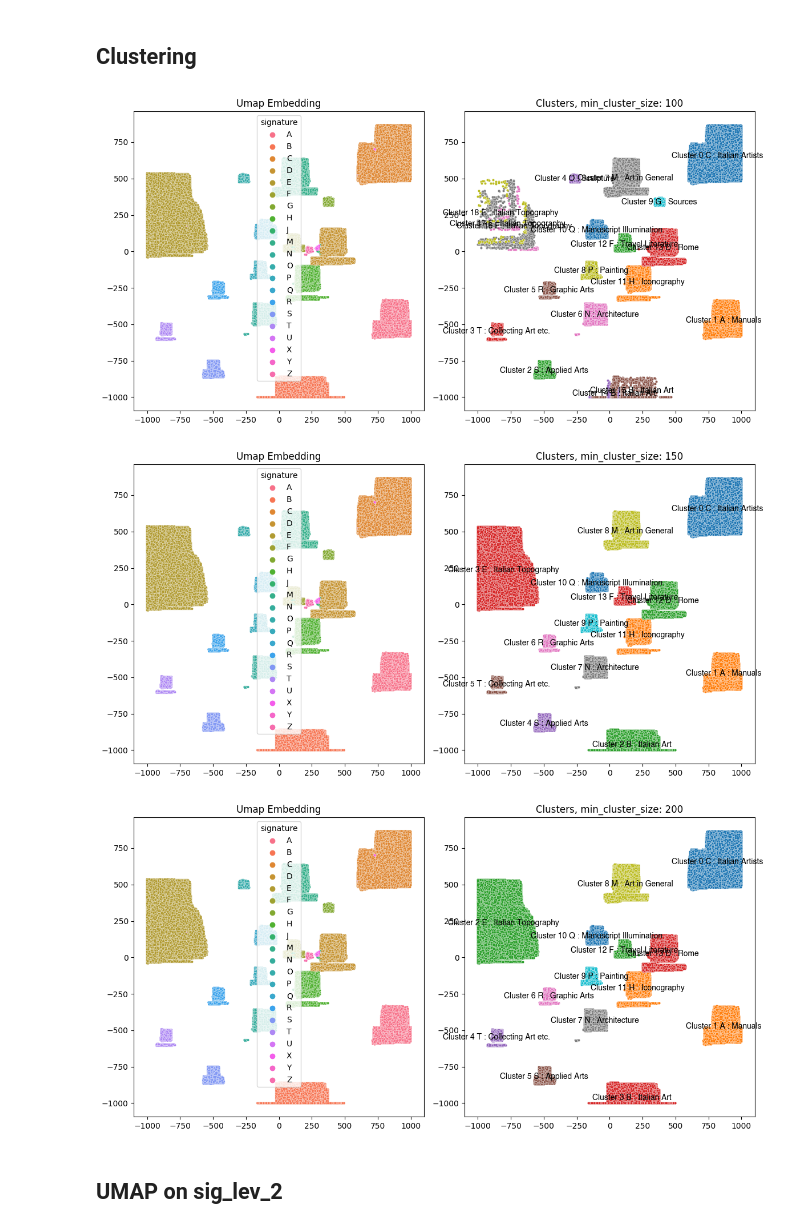
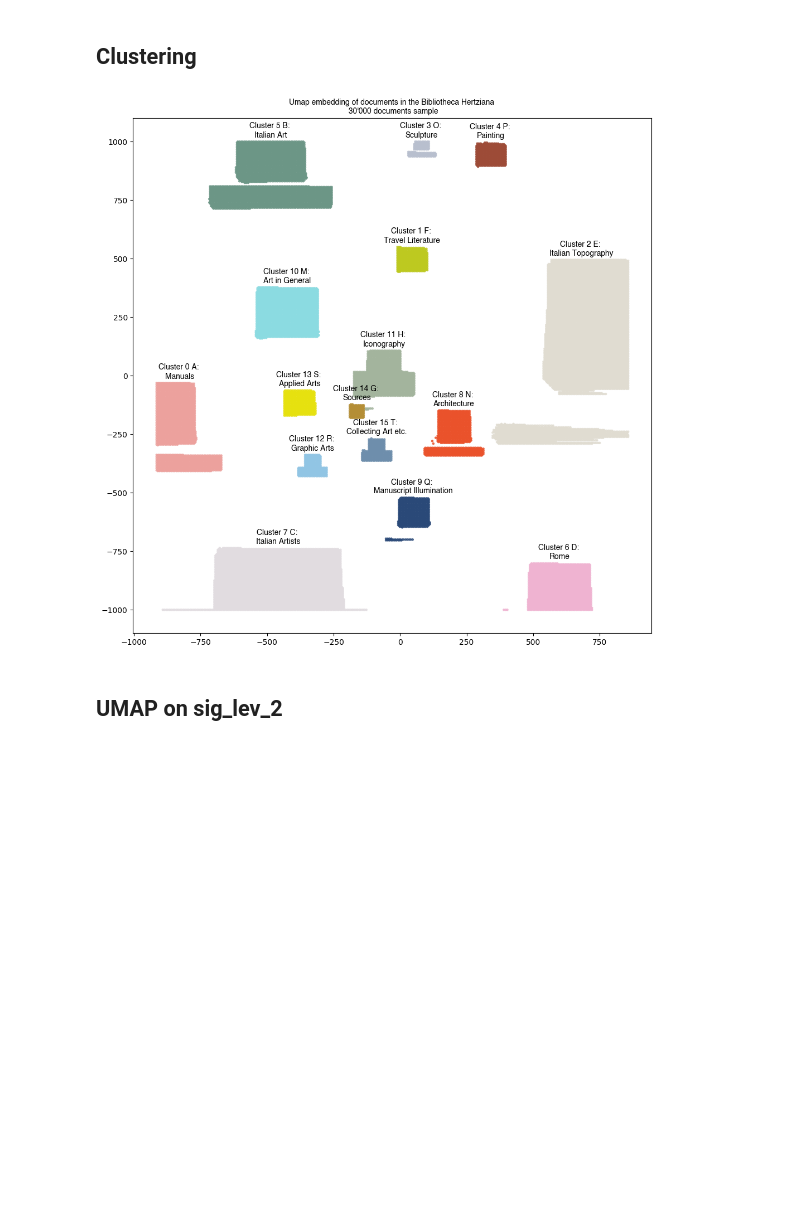
Before and after one commit to hanaCasey/BHVizData, a Jupyter notebook: iterative_approach.ipynb, the cells around one changed output. Saved outputs shown, nothing was run; the diff lists cells and outputs as text; code cells hidden in the pictures; blank space fills up the shorter version.

```diff
--- a/iterative_approach.ipynb
+++ b/iterative_approach.ipynb
@@ -250,17 +141,64 @@ def plot_clustering_params(embedding, min_cluster_sizes, clusterings):
-# %%
-min_cluster_sizes = [100, 150, 200] # this needs to be scaled as the dataset is scaled
-clusterings = []
-for size in min_cluster_sizes:
-    # Get clusters on original embedding
-        clusters = cluster_embeddings(embedding_1, size)
-        clusterings.append(clusters)
-
-
-normalized_embedding = normalize(embedding_1)
-plot_clustering_params(normalized_embedding, min_cluster_sizes, clusterings)
-# %% [output]
-[figure, removed]
-[figure, removed]
-[figure, removed]
+# %%
+# Clustering
+labels = hdbscan.HDBSCAN(
+    min_samples=1, # min-cluster-size: increase as dataset gets bigger
+    min_cluster_size=100, # min-sample: how conservative the clustering is
+).fit_predict(embedding_1)
+
+# clustered points
+clustered = (labels >= 0)
+
+values = set(labels)
+clusters = [[index for index, cluster in enumerate(labels) if cluster==value] for value in values]
+# %%
+# Labels and center of clusters
+cluster_labels = []
+positions = []
+
+emb = normalized_embedding
+
+for j, cluster_points in enumerate(clusters):
+
+    cluster_sig = df.iloc[cluster_points].sig_lev_1.value_counts().index[0]
+    cluster_labels.append(f'Cluster {j} {cluster_sig}: \n{subject_dict[cluster_sig]}')
+
+    centroid = np.mean(emb[cluster_points, :], axis=0)
+    max_y_index = cluster_points[np.argmax(emb[cluster_points, 1])]
+    positions.append([centroid[0], emb[max_y_index, 1]])
+
+fig, ax = plt.subplots(figsize=(12, 12))
+
+custom_colours = ["#EA522B", "#EFD4D1", "#2A4978", "#8BDBE1", "#ECA19D", "#B48E36", "#E1DCE0", "#B8BFCE", "#E0DCD1", "#91C5E4", "#6E8EAC", "#D2E7E0", "#ECD096", "#6C9686", "#E6E10F", "#9D4B37", "#A3B49D", "#BDC920", "#DBE3E5", "#6A8B8D", "#EFB3D1"]
+random.shuffle(custom_colours)
+custom_cmap = ListedColormap(custom_colours)
+
+
+# Unclustered datapoints
+plt.scatter(emb[~clustered, 0],
+            emb[~clustered, 1],
+            color=(0,0,0), #black points are not clustered
+            s=5
+            )
+
+# Clustered datapoints
+plt.scatter(emb[clustered, 0],
+            emb[clustered, 1],
+            c=labels[clustered],
+            s=5,
+            cmap=custom_cmap,
+            alpha= 0.8)
+
+# Add labels to clusters
+for label, position in zip(cluster_labels, positions):
+    ax.annotate(label, xy=position, xytext=(0, 20),
+                textcoords='offset pixels',
+                ha='center', va='center',
+                fontsize=10, font='Helvetica')
+
+ax.set_title('Umap embedding of documents in the Bibliotheca Hertziana \n 30\'000 documents sample', font= 'Helvetica')
+
+plt.show()
+# %% [output]
+[figure, added]
 # %% [markdown]
 ## UMAP on sig_lev_2
```
Also changed, not shown: parts of 18 cells of this notebook.
